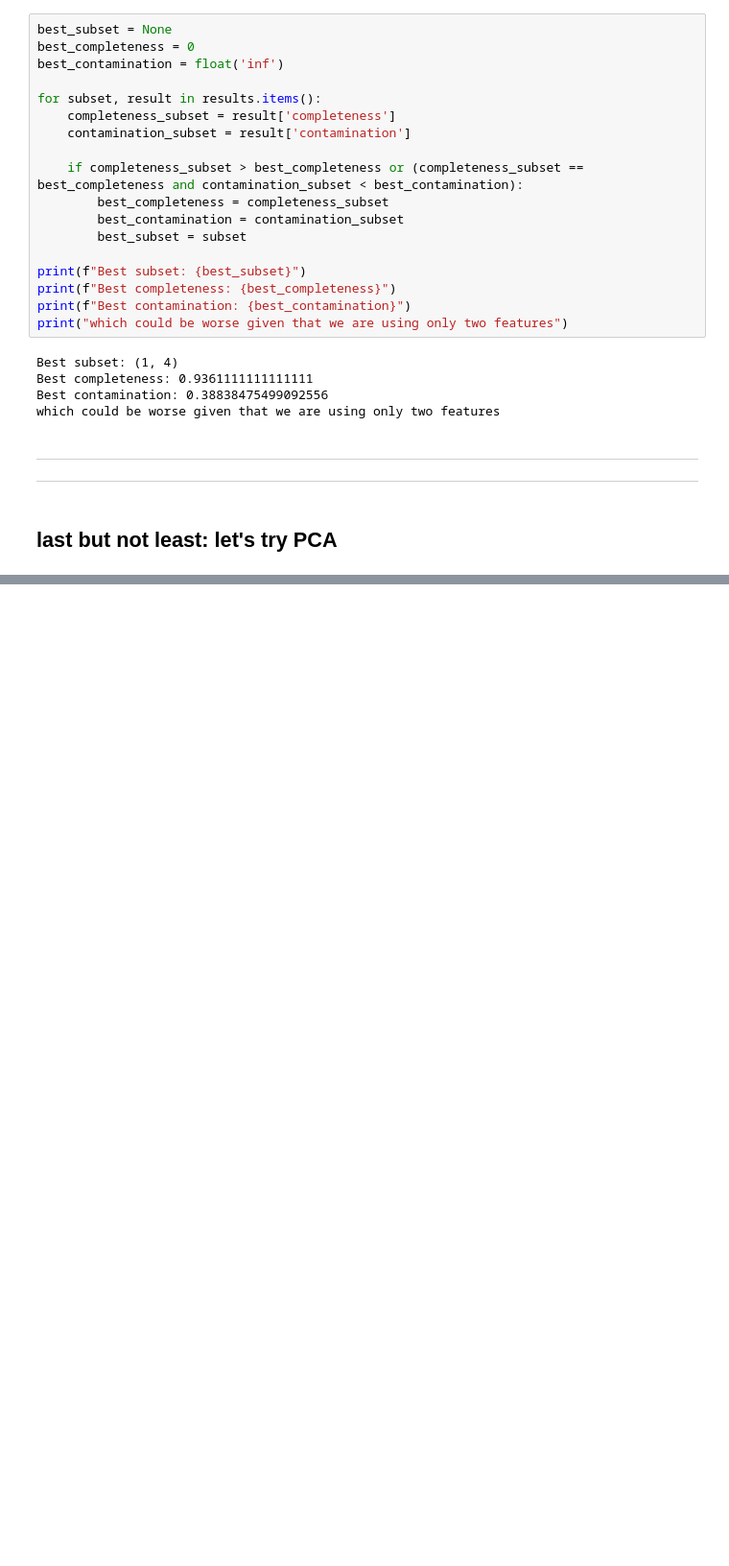
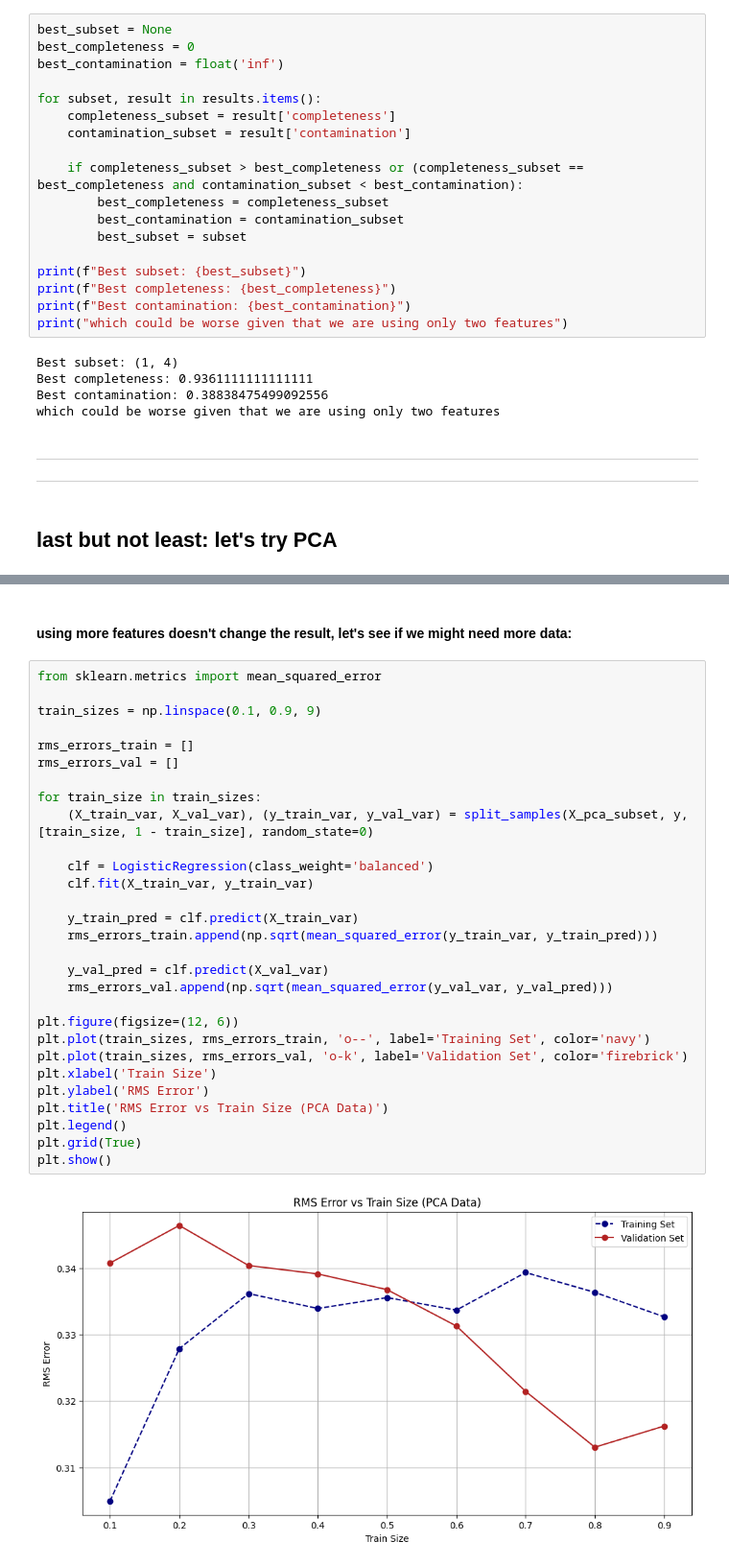
Before and after one commit to malvibellotti/astrostatistics_bicocca_2024, a Jupyter notebook: working/lecture_20_GW.ipynb, the cells around one changed output, grey strips where cells are left out. Shown at 96% size. Saved outputs shown, nothing was run; the diff lists cells and outputs as text; blank space fills up the shorter version.

```diff
--- a/working/lecture_20_GW.ipynb
+++ b/working/lecture_20_GW.ipynb
@@ -873,0 +739,33 @@ contamination [0.02439024 0.02439024 0.02439024]
+# %% [markdown]
+#### **using more features doesn't change the result, let's see if we might need more data:**
+# %%
+from sklearn.metrics import mean_squared_error
+
+train_sizes = np.linspace(0.1, 0.9, 9)
+
+rms_errors_train = []
+rms_errors_val = []
+
+for train_size in train_sizes:
+    (X_train_var, X_val_var), (y_train_var, y_val_var) = split_samples(X_pca_subset, y, [train_size, 1 - train_size], random_state=0)
+
+    clf = LogisticRegression(class_weight='balanced')
+    clf.fit(X_train_var, y_train_var)
+
+    y_train_pred = clf.predict(X_train_var)
+    rms_errors_train.append(np.sqrt(mean_squared_error(y_train_var, y_train_pred)))
+
+    y_val_pred = clf.predict(X_val_var)
+    rms_errors_val.append(np.sqrt(mean_squared_error(y_val_var, y_val_pred)))
+
+plt.figure(figsize=(12, 6))
+plt.plot(train_sizes, rms_errors_train, 'o--', label='Training Set', color='navy')
+plt.plot(train_sizes, rms_errors_val, 'o-k', label='Validation Set', color='firebrick')
+plt.xlabel('Train Size')
+plt.ylabel('RMS Error')
+plt.title('RMS Error vs Train Size (PCA Data)')
+plt.legend()
+plt.grid(True)
+plt.show()
+# %% [output]
+[figure, added]
```
Also changed, not shown: parts of 9 cells of this notebook.
